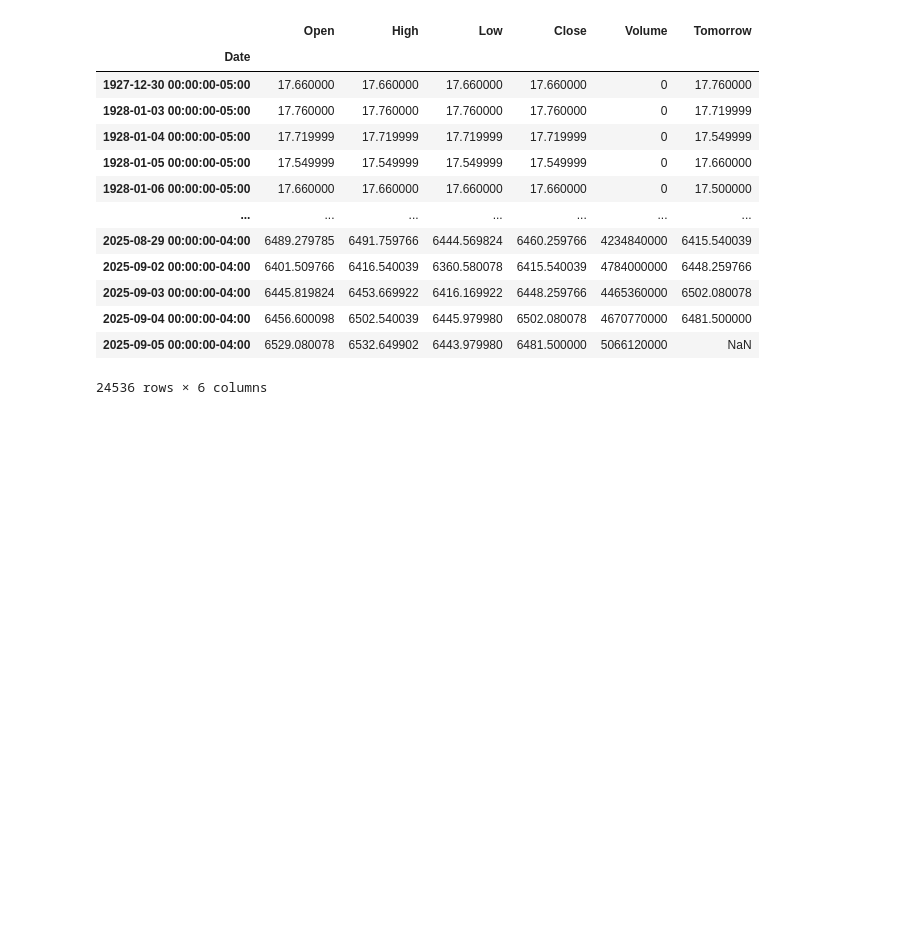
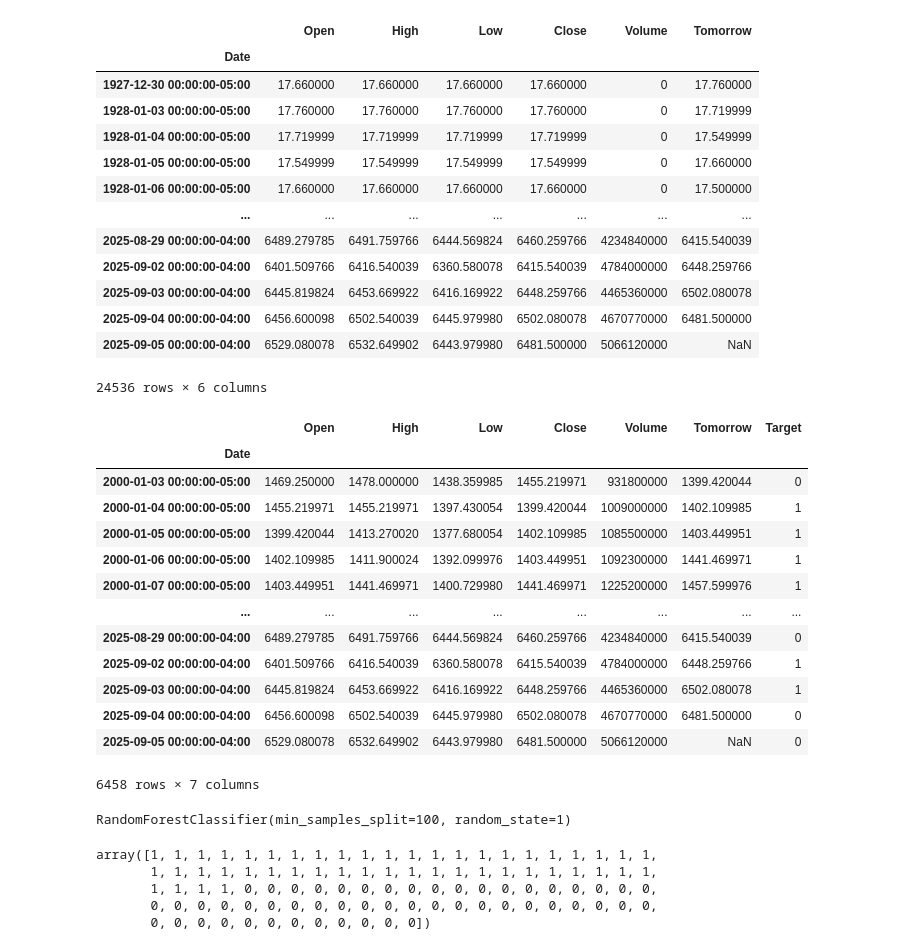
Before and after one commit to Sid-2004/Stock-Market-Predictor, a Jupyter notebook: Stock_Market_Predictor.ipynb, the cells around one changed output. Drawn from its saved outputs; the diff is of its cells as text; code cells hidden in the pictures; blank space fills up the shorter version.

```diff
--- a/Stock_Market_Predictor.ipynb
+++ b/Stock_Market_Predictor.ipynb
@@ -84,0 +89,29 @@ sp500
+# %%
+sp500
+# %% [output]
+|  | Open | High | Low | Close | Volume | Tomorrow | Target |
+| Date |  |  |  |  |  |  |  |
+| 2000-01-03 00:00:00-05:00 | 1469.250000 | 1478.000000 | 1438.359985 | 1455.219971 | 931800000 | 1399.420044 | 0 |
+| 2000-01-04 00:00:00-05:00 | 1455.219971 | 1455.219971 | 1397.430054 | 1399.420044 | 1009000000 | 1402.109985 | 1 |
+| 2000-01-05 00:00:00-05:00 | 1399.420044 | 1413.270020 | 1377.680054 | 1402.109985 | 1085500000 | 1403.449951 | 1 |
+| 2000-01-06 00:00:00-05:00 | 1402.109985 | 1411.900024 | 1392.099976 | 1403.449951 | 1092300000 | 1441.469971 | 1 |
+| 2000-01-07 00:00:00-05:00 | 1403.449951 | 1441.469971 | 1400.729980 | 1441.469971 | 1225200000 | 1457.599976 | 1 |
+| ... | ... | ... | ... | ... | ... | ... | ... |
+| 2025-08-29 00:00:00-04:00 | 6489.279785 | 6491.759766 | 6444.569824 | 6460.259766 | 4234840000 | 6415.540039 | 0 |
+| 2025-09-02 00:00:00-04:00 | 6401.509766 | 6416.540039 | 6360.580078 | 6415.540039 | 4784000000 | 6448.259766 | 1 |
+| 2025-09-03 00:00:00-04:00 | 6445.819824 | 6453.669922 | 6416.169922 | 6448.259766 | 4465360000 | 6502.080078 | 1 |
+| 2025-09-04 00:00:00-04:00 | 6456.600098 | 6502.540039 | 6445.979980 | 6502.080078 | 4670770000 | 6481.500000 | 0 |
+| 2025-09-05 00:00:00-04:00 | 6529.080078 | 6532.649902 | 6443.979980 | 6481.500000 | 5066120000 | NaN | 0 |
+6458 rows × 7 columns
+# %%
+from sklearn.ensemble import RandomForestClassifier
+
+model = RandomForestClassifier(n_estimators =100 , min_samples_split =100 , random_state = 1) #defining the models
+
+train = sp500.iloc[:-100]  #splitting the test data set int
+test = sp500.iloc[-100:]
+
+predictors = ["Close", "Volume", "Open", "High", "Low"]
+model.fit(train[predictors], train["Target"])
+# %% [output]
+RandomForestClassifier(min_samples_split=100, random_state=1)
@@ -84,0 +122,8 @@ sp500
+# %%
+preds
+# %% [output]
+array([1, 1, 1, 1, 1, 1, 1, 1, 1, 1, 1, 1, 1, 1, 1, 1, 1, 1, 1, 1, 1, 1,
+       1, 1, 1, 1, 1, 1, 1, 1, 1, 1, 1, 1, 1, 1, 1, 1, 1, 1, 1, 1, 1, 1,
+       1, 1, 1, 1, 0, 0, 0, 0, 0, 0, 0, 0, 0, 0, 0, 0, 0, 0, 0, 0, 0, 0,
+       0, 0, 0, 0, 0, 0, 0, 0, 0, 0, 0, 0, 0, 0, 0, 0, 0, 0, 0, 0, 0, 0,
+       0, 0, 0, 0, 0, 0, 0, 0, 0, 0, 0, 0])
```
Also changed, not shown: parts of 20 cells of this notebook.
